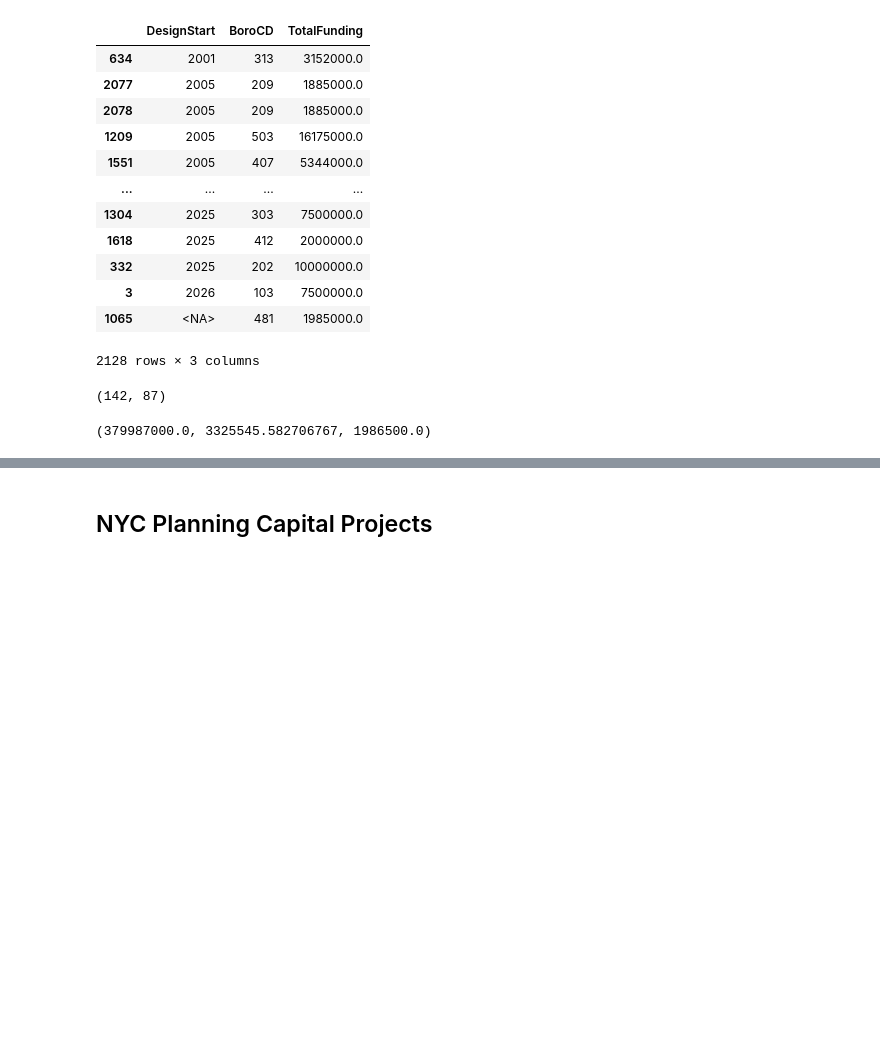
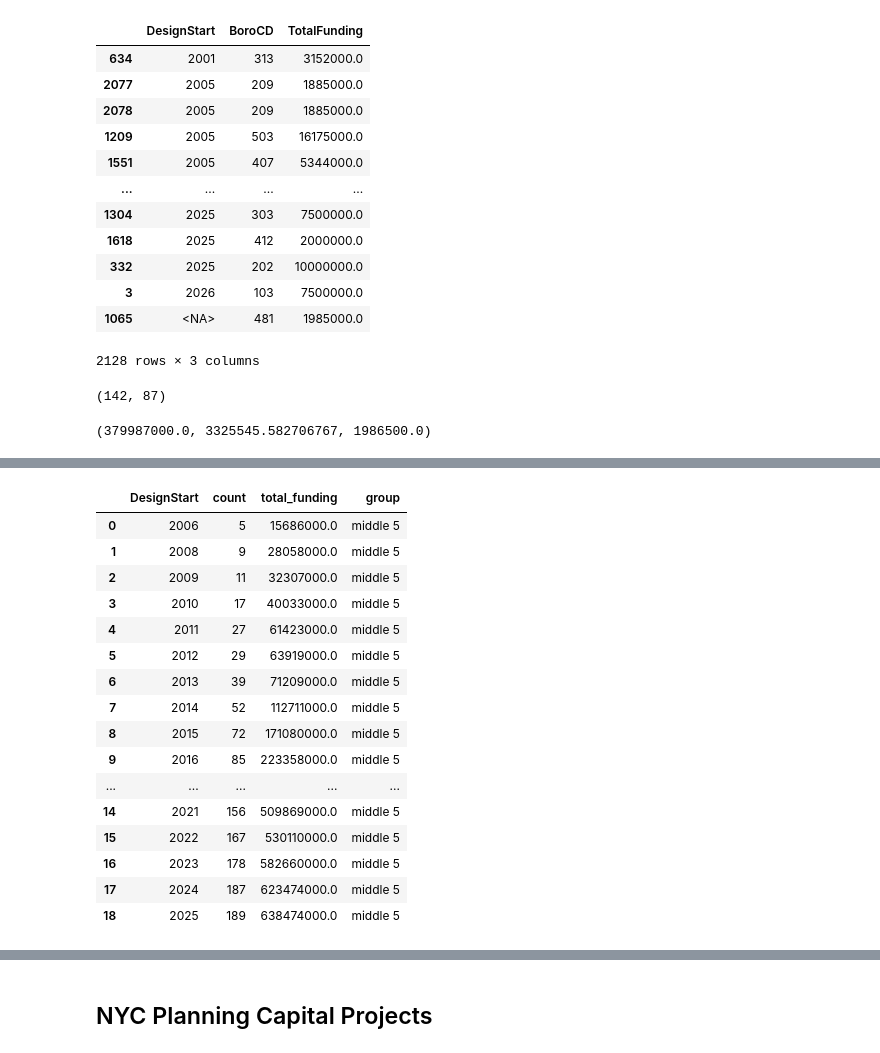
Before and after one commit to Jguan10/Public-Facilities-and-District-Income, a Jupyter notebook: capital_projects.ipynb, the cells around one changed output, grey strips where cells are left out. Saved outputs shown, nothing was run; the diff lists cells and outputs as text; code cells hidden in the pictures; blank space fills up the shorter version.

```diff
--- a/capital_projects.ipynb
+++ b/capital_projects.ipynb
@@ -257,3 +239,35 @@ gbb5["total_funding"] = gbb5["total_funding"].cumsum()
 
 gbt5["count"] = gbt5["count"].cumsum()
 gbt5["total_funding"] = gbt5["total_funding"].cumsum()
+# %%
+mid_5 = df[df["BoroCD"].isin([414, 405, 408, 307, 316])]
+
+gbm5 = mid_5.groupby("DesignStart").agg(
+    count=("DesignStart", "count"),
+    total_funding=("TotalFunding", "sum")
+).reset_index()
+
+gbm5["count"] = gbm5["count"].cumsum()
+gbm5["total_funding"] = gbm5["total_funding"].cumsum()
+
+gbm5['group'] = 'middle 5'
+
+gbm5
+# %% [output]
+|  | DesignStart | count | total_funding | group |
+| 0 | 2006 | 5 | 15686000.0 | middle 5 |
+| 1 | 2008 | 9 | 28058000.0 | middle 5 |
+| 2 | 2009 | 11 | 32307000.0 | middle 5 |
+| 3 | 2010 | 17 | 40033000.0 | middle 5 |
+| 4 | 2011 | 27 | 61423000.0 | middle 5 |
+| 5 | 2012 | 29 | 63919000.0 | middle 5 |
+| 6 | 2013 | 39 | 71209000.0 | middle 5 |
+| 7 | 2014 | 52 | 112711000.0 | middle 5 |
+| 8 | 2015 | 72 | 171080000.0 | middle 5 |
+| 9 | 2016 | 85 | 223358000.0 | middle 5 |
+| ... | ... | ... | ... | ... |
+| 14 | 2021 | 156 | 509869000.0 | middle 5 |
+| 15 | 2022 | 167 | 530110000.0 | middle 5 |
+| 16 | 2023 | 178 | 582660000.0 | middle 5 |
+| 17 | 2024 | 187 | 623474000.0 | middle 5 |
+| 18 | 2025 | 189 | 638474000.0 | middle 5 |
```
Also changed, not shown: parts of 3 cells of this notebook, 1 other file.
